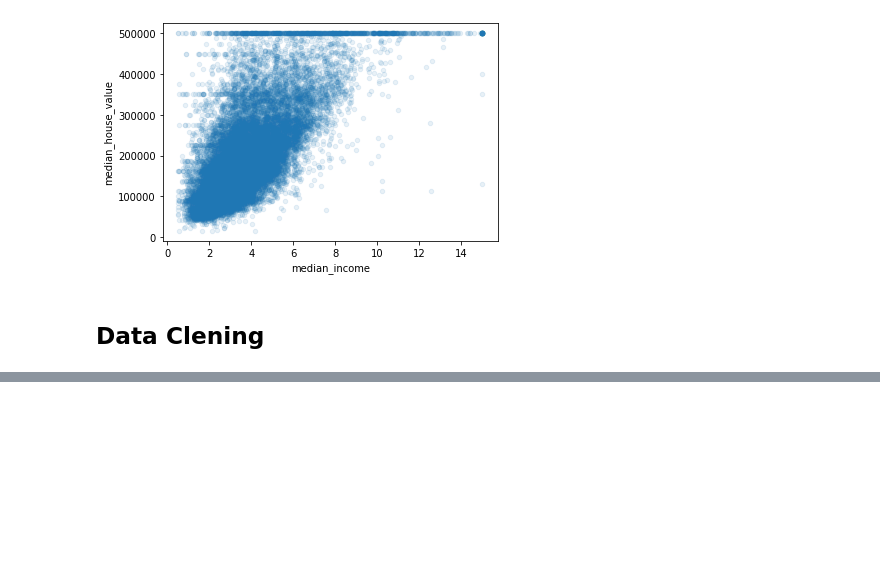
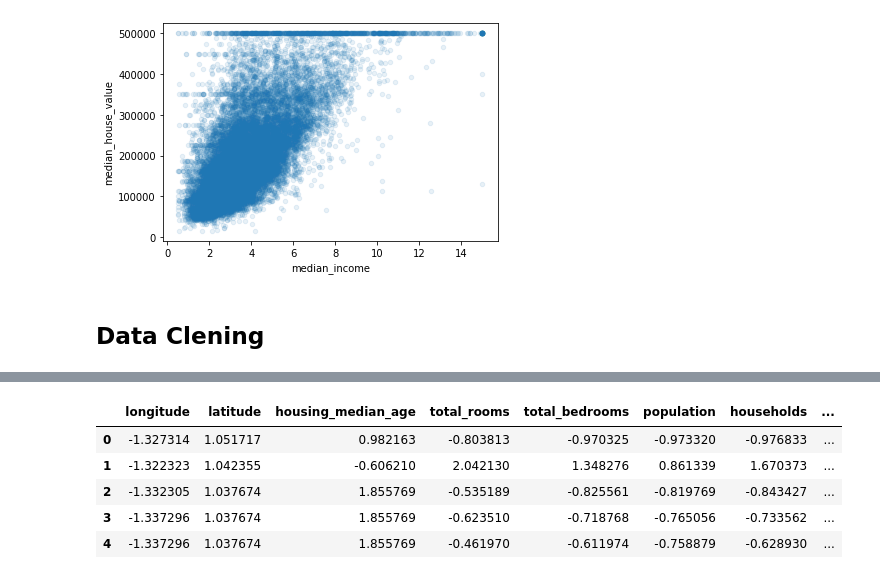
Before and after one commit to vishvaRam/House-Price-Predicition, a Jupyter notebook: California Housing.ipynb, the cells around one changed output, grey strips where cells are left out. Cells and saved outputs as stored; diff of their text form; code cells hidden in the pictures; blank space fills up the shorter version.

```diff
--- a/California Housing.ipynb
+++ b/California Housing.ipynb
@@ -235,0 +187,2 @@ sns.histplot(scaled_train.median_income,bins=20)
+# %%
+full_df = scaled_df.join(encoded_df)
@@ -235,0 +193,2 @@ sns.histplot(scaled_train.median_income,bins=20)
+# %%
+full_df.drop(['<1H OCEAN'],axis=1,inplace=True)
@@ -235,0 +217,9 @@ sns.histplot(scaled_train.median_income,bins=20)
+# %%
+full_df.head()
+# %% [output]
+|  | longitude | latitude | housing_median_age | total_rooms | total_bedrooms | population | households | ... |
+| 0 | -1.327314 | 1.051717 | 0.982163 | -0.803813 | -0.970325 | -0.973320 | -0.976833 | ... |
+| 1 | -1.322323 | 1.042355 | -0.606210 | 2.042130 | 1.348276 | 0.861339 | 1.670373 | ... |
+| 2 | -1.332305 | 1.037674 | 1.855769 | -0.535189 | -0.825561 | -0.819769 | -0.843427 | ... |
+| 3 | -1.337296 | 1.037674 | 1.855769 | -0.623510 | -0.718768 | -0.765056 | -0.733562 | ... |
+| 4 | -1.337296 | 1.037674 | 1.855769 | -0.461970 | -0.611974 | -0.758879 | -0.628930 | ... |
```
Also changed, not shown: parts of 38 cells of this notebook.
